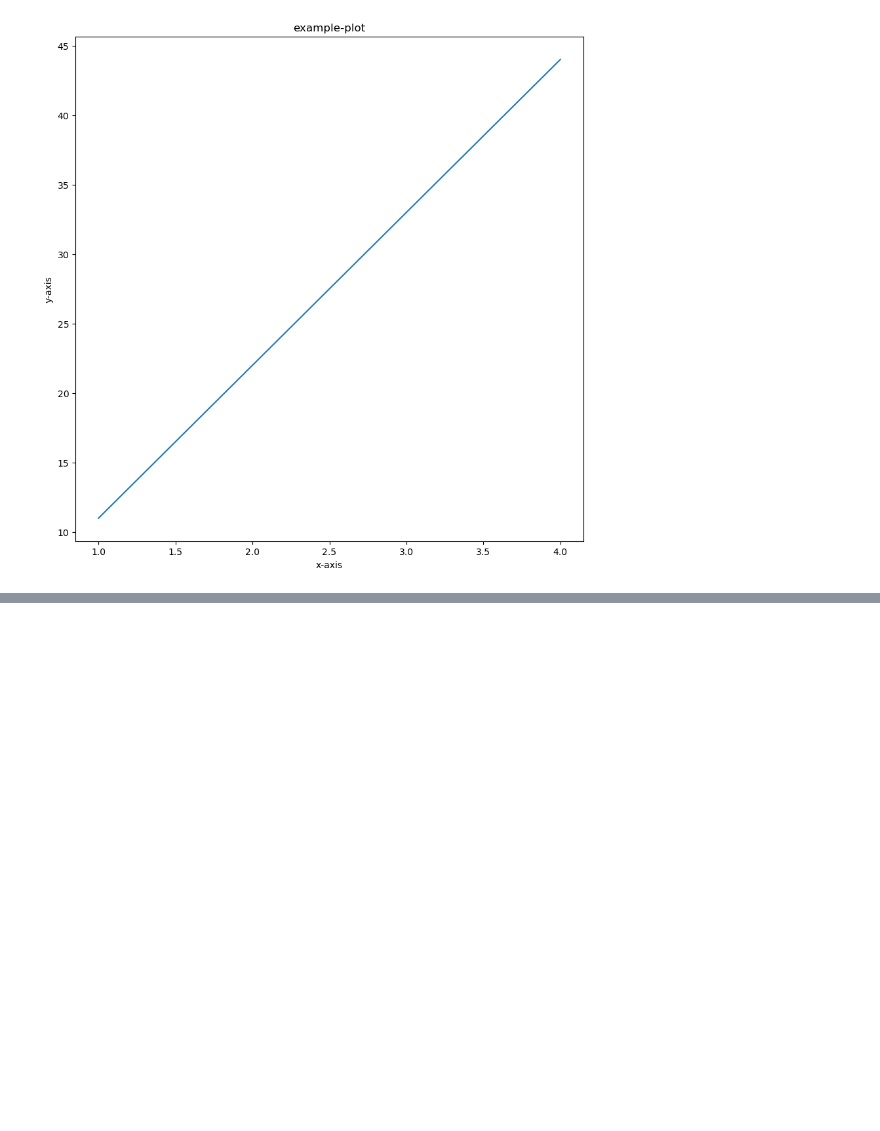
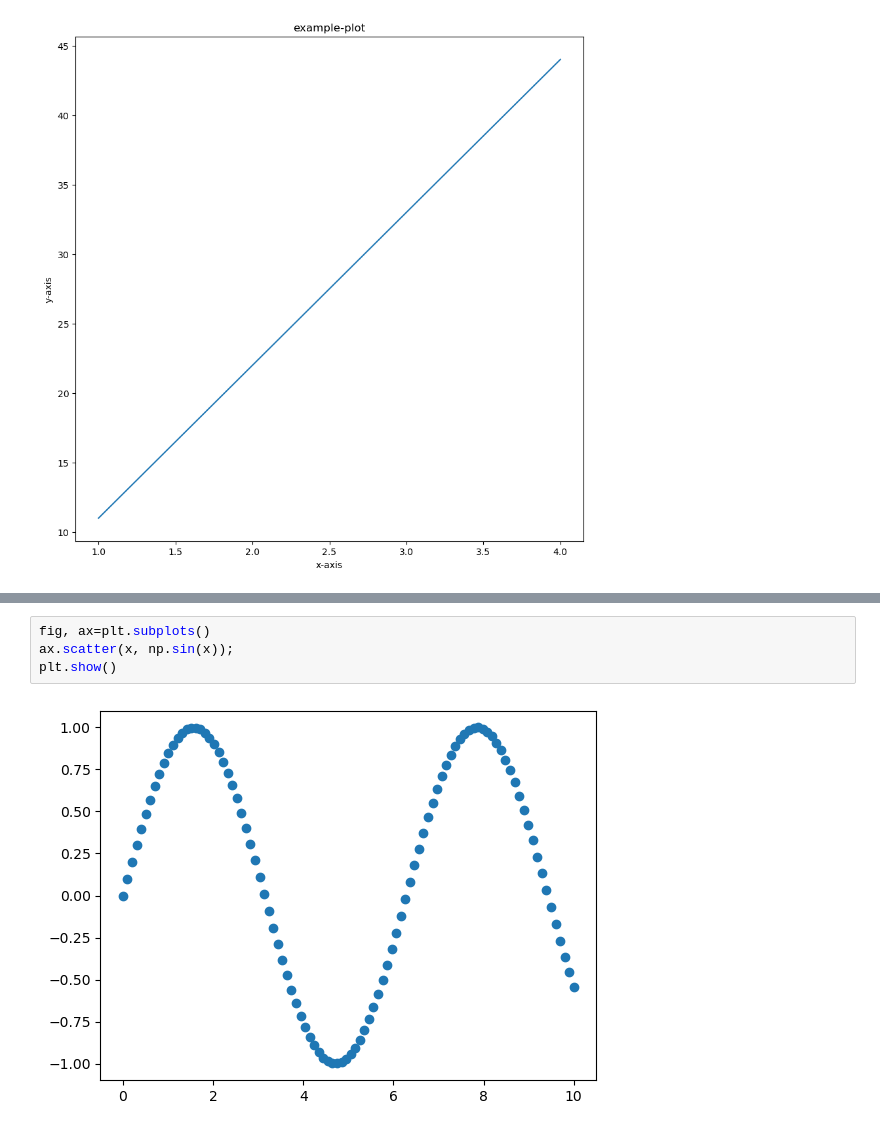
Before and after one commit to akmz-069/Jupyter-NoteBook, a Jupyter notebook: Matplotlib_notebook.ipynb, the cells around one changed output, grey strips where cells are left out. Saved outputs shown, nothing was run; the diff lists cells and outputs as text; blank space fills up the shorter version.

```diff
--- a/Matplotlib_notebook.ipynb
+++ b/Matplotlib_notebook.ipynb
@@ -47,0 +72,6 @@ plt.show()
+# %%
+fig, ax=plt.subplots()
+ax.scatter(x, np.sin(x));
+plt.show()
+# %% [output]
+[figure, added]
```
Also changed, not shown: parts of 8 cells of this notebook.
